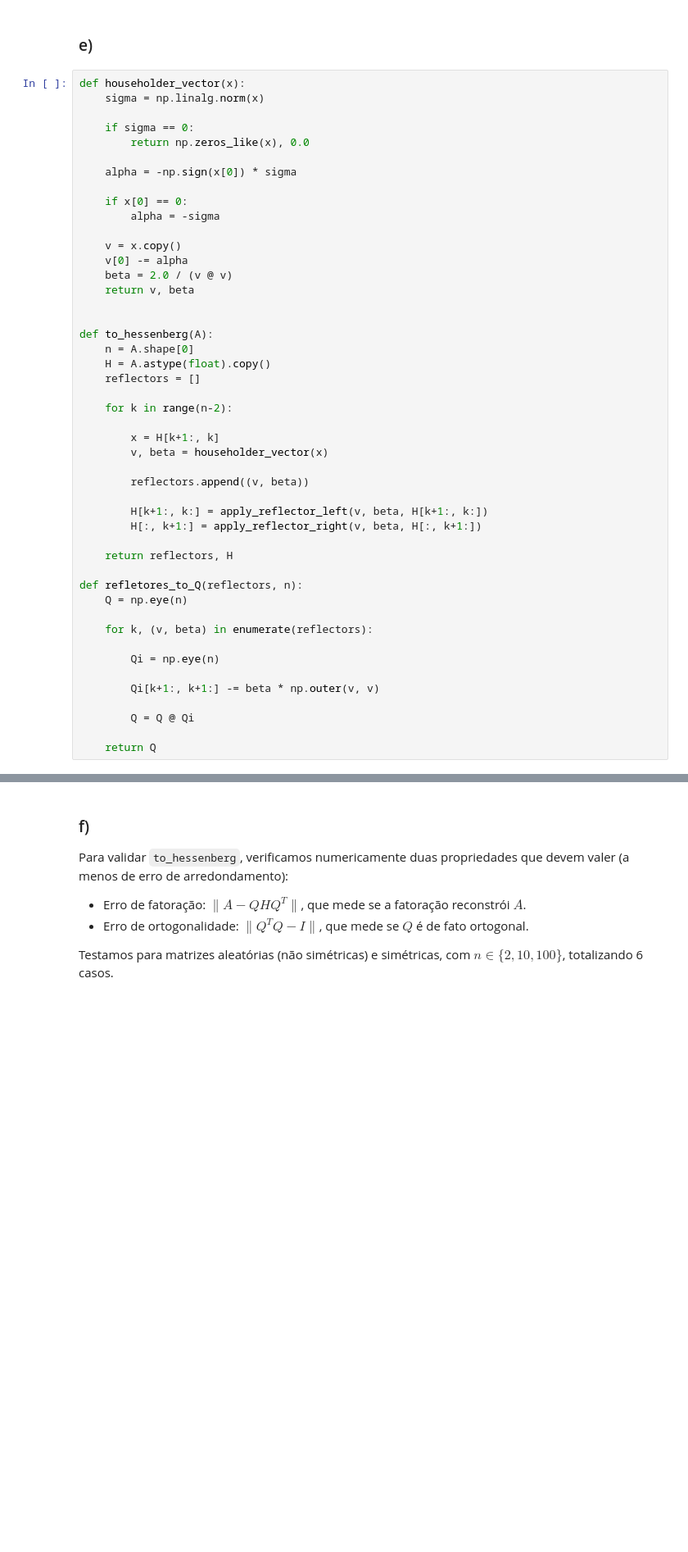
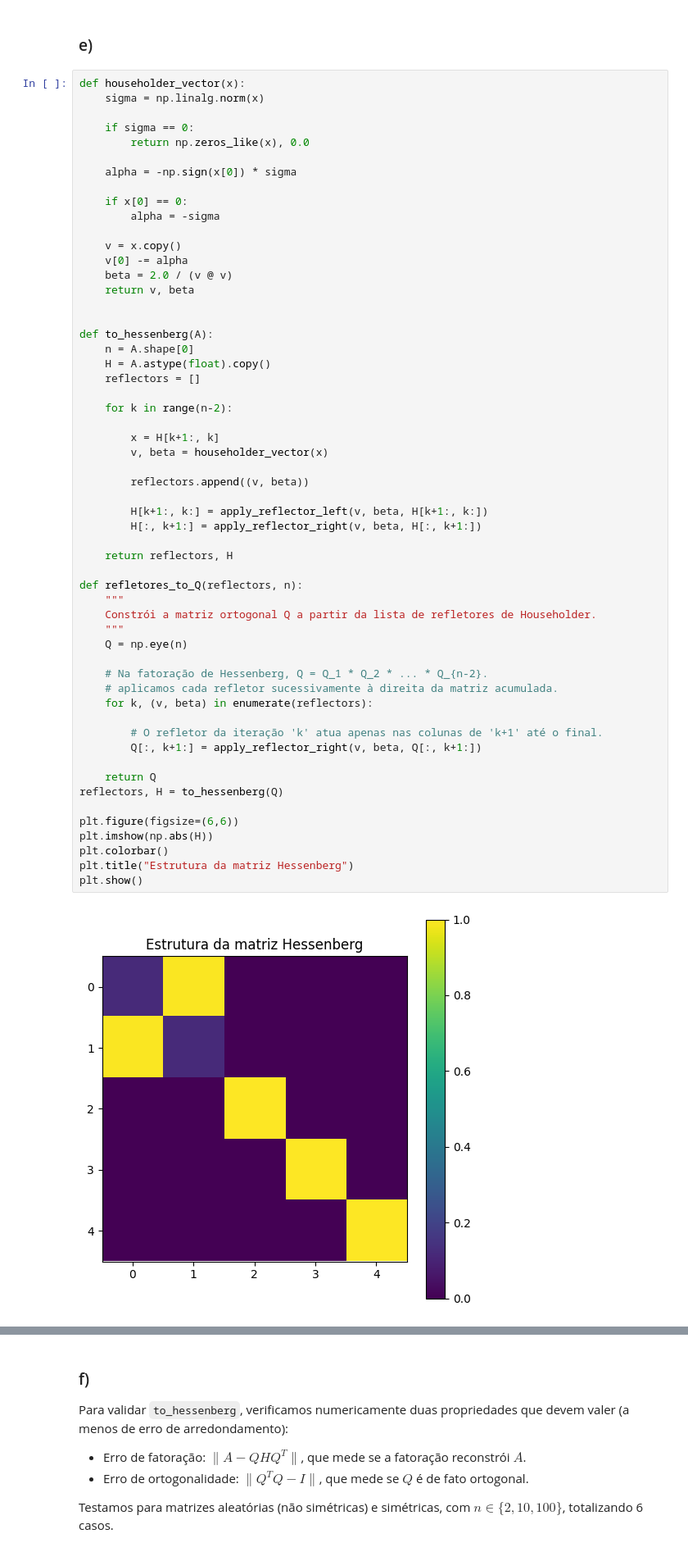
Before and after one commit to GabrielBittencourt07/Trabalho4_aln, a Jupyter notebook: Projeto4.ipynb, the cells around one changed output, grey strips where cells are left out. Shown at 82% size. Cells and saved outputs as stored; diff of their text form; blank space fills up the shorter version.

```diff
--- a/Projeto4.ipynb
+++ b/Projeto4.ipynb
@@ -441,35 +480,46 @@ def householder_vector(x):
     v = x.copy()
     v[0] -= alpha
     beta = 2.0 / (v @ v)
     return v, beta
 
 
 def to_hessenberg(A):
     n = A.shape[0]
     H = A.astype(float).copy()
     reflectors = []
 
     for k in range(n-2):
 
         x = H[k+1:, k]
         v, beta = householder_vector(x)
 
         reflectors.append((v, beta))
 
         H[k+1:, k:] = apply_reflector_left(v, beta, H[k+1:, k:])
         H[:, k+1:] = apply_reflector_right(v, beta, H[:, k+1:])
 
     return reflectors, H
 
 def refletores_to_Q(reflectors, n):
+    """
+    Constrói a matriz ortogonal Q a partir da lista de refletores de Householder.
+    """
     Q = np.eye(n)
 
+    # Na fatoração de Hessenberg, Q = Q_1 * Q_2 * ... * Q_{n-2}.
+    # aplicamos cada refletor sucessivamente à direita da matriz acumulada.
     for k, (v, beta) in enumerate(reflectors):
 
-        Qi = np.eye(n)
-
-        Qi[k+1:, k+1:] -= beta * np.outer(v, v)
-
-        Q = Q @ Qi
+        # O refletor da iteração 'k' atua apenas nas colunas de 'k+1' até o final.
+        Q[:, k+1:] = apply_reflector_right(v, beta, Q[:, k+1:])
 
     return Q
+reflectors, H = to_hessenberg(Q)
+
+plt.figure(figsize=(6,6))
+plt.imshow(np.abs(H))
+plt.colorbar()
+plt.title("Estrutura da matriz Hessenberg")
+plt.show()
+# %% [output]
+[figure, added]
```
Also changed, not shown: parts of 16 cells of this notebook.
